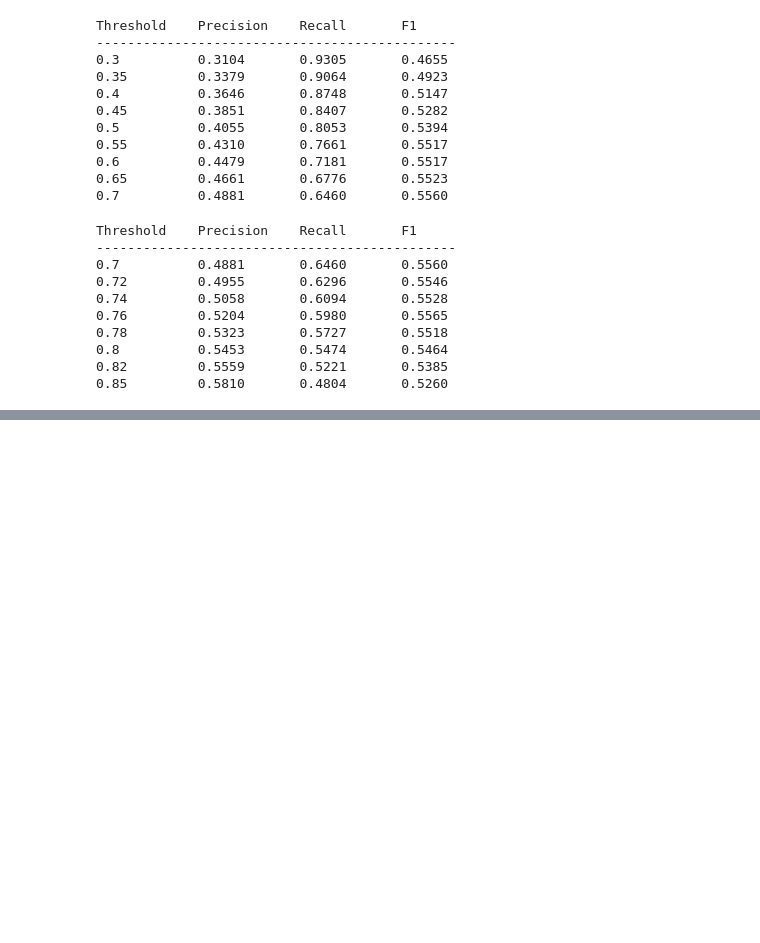
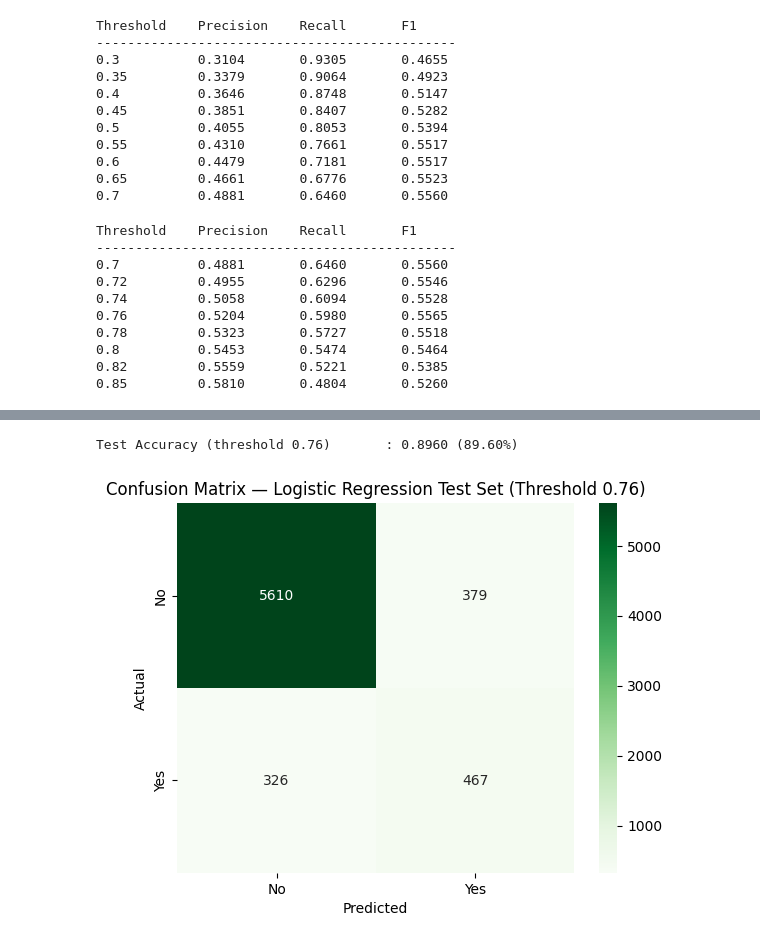
Before and after one commit to FarhadNuri/Bank-Data-Logistic-Regression, a Jupyter notebook: model/model.ipynb, the cells around one changed output, grey strips where cells are left out. Cells and saved outputs as stored; diff of their text form; code cells hidden in the pictures; blank space fills up the shorter version.

```diff
--- a/model/model.ipynb
+++ b/model/model.ipynb
@@ -320,0 +341,21 @@ Threshold    Precision    Recall       F1
+# %%
+y_test_pred_tuned = (y_test_prob_lr >= 0.76).astype(int)
+test_accuracy = accuracy_score(y_test, y_test_pred_tuned)
+print(f"Test Accuracy (threshold 0.76)       : {test_accuracy:.4f} ({test_accuracy*100:.2f}%)")
+# %% [output]
+Test Accuracy (threshold 0.76)       : 0.8960 (89.60%)
+# %%
+y_test_prob_lr = model.predict_proba(X_test_scaled)[:,1]
+y_test_pred_lr = (y_test_prob_lr >= 0.76).astype(int)
+
+cm = confusion_matrix(y_test, y_test_pred_lr)
+
+sns.heatmap(cm, annot=True, fmt='d', cmap='Greens',
+            xticklabels=['No', 'Yes'],
+            yticklabels=['No', 'Yes'])
+plt.title('Confusion Matrix — Logistic Regression Test Set (Threshold 0.76)')
+plt.ylabel('Actual')
+plt.xlabel('Predicted')
+plt.show()
+# %% [output]
+[figure, added]
```
Also changed, not shown: parts of 2 cells of this notebook, 1 other file.
